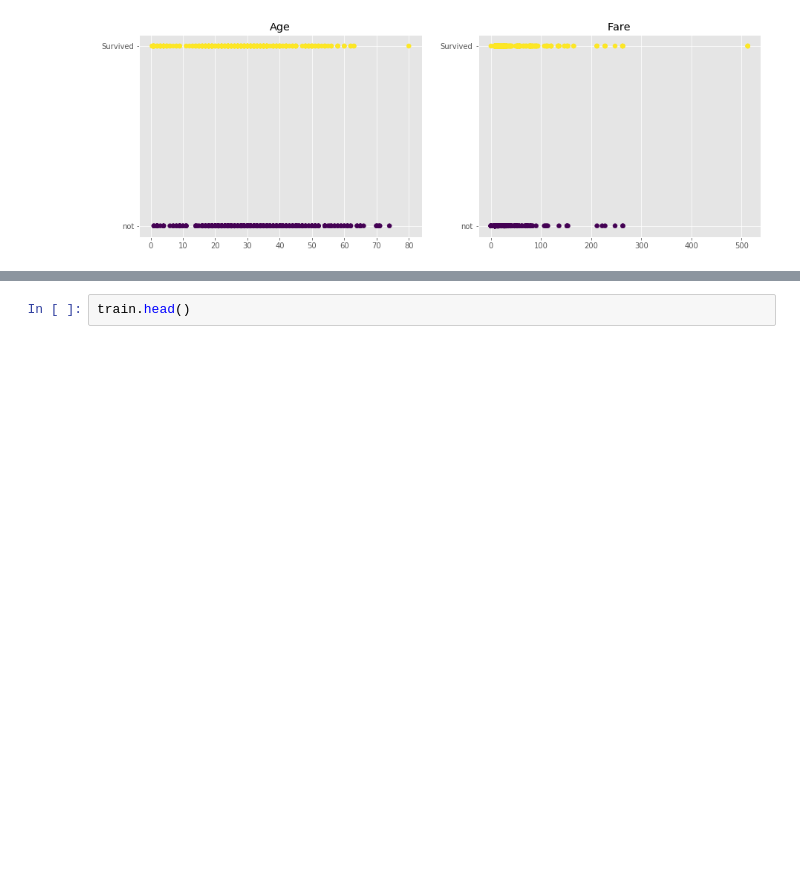
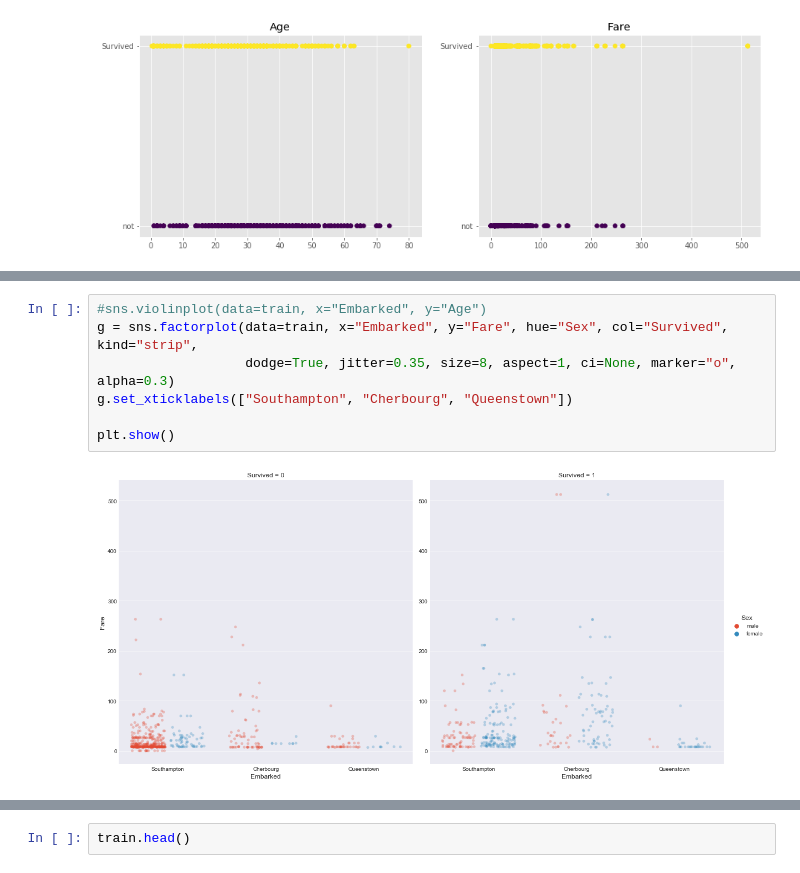
Before and after one commit to DSS-MSY/STUDY, a Jupyter notebook: EDA/titanic/Jee-hun Park EDA titanic.ipynb, the cells around one changed output, grey strips where cells are left out. Drawn from its saved outputs; the diff is of its cells as text; blank space fills up the shorter version.

```diff
--- a/EDA/titanic/Jee-hun Park EDA titanic.ipynb
+++ b/EDA/titanic/Jee-hun Park EDA titanic.ipynb
@@ -113,0 +122,9 @@ plt.show()
+# %%
+#sns.violinplot(data=train, x="Embarked", y="Age")
+g = sns.factorplot(data=train, x="Embarked", y="Fare", hue="Sex", col="Survived", kind="strip",
+                   dodge=True, jitter=0.35, size=8, aspect=1, ci=None, marker="o", alpha=0.3)
+g.set_xticklabels(["Southampton", "Cherbourg", "Queenstown"])
+
+plt.show()
+# %% [output]
+[figure, added]
```
Also changed, not shown: parts of 8 cells of this notebook.
